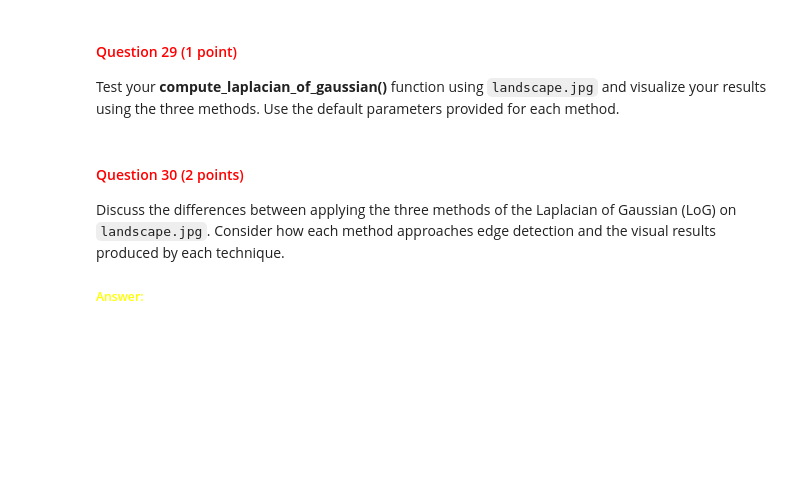
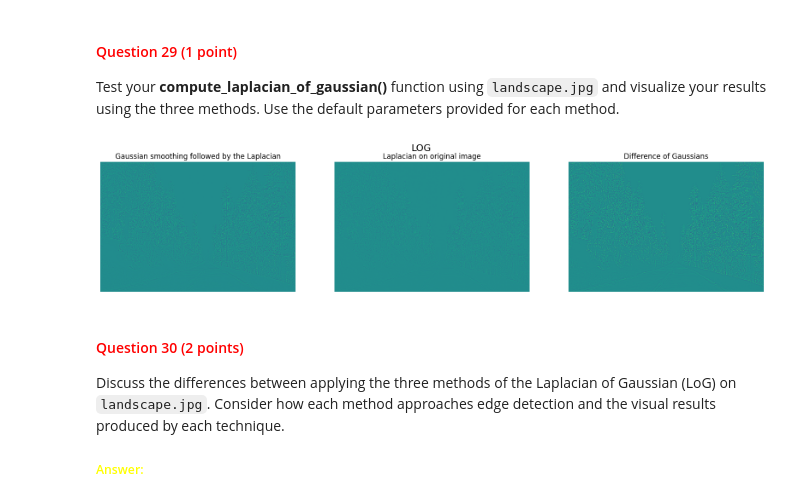
Before and after one commit to izzikampono/cv1-lab-2, a Jupyter notebook: cv1-lab-2.ipynb, the cells around one changed output. Drawn from its saved outputs; the diff is of its cells as text; code cells hidden in the pictures; blank space fills up the shorter version.

```diff
--- a/cv1-lab-2.ipynb
+++ b/cv1-lab-2.ipynb
@@ -947,23 +947,26 @@ def compute_laplacian_of_gaussian(image, method, kernel_size=5, sigma=0.5, sigma
 
     if method == 1:
         # Method 1: Gaussian smoothing followed by the Laplacian
-
-        # YOUR CODE HERE
+        gauss = gaussian_kernel_2D(sigma, sigma, kernel_size)
+        smooth_image = scipy.signal.convolve2d(image, gauss, mode='same', boundary='symm')
+        log_image = scipy.signal.convolve2d(smooth_image, laplacian_kernel, mode='same', boundary='symm')
 
     elif method == 2:
         # Method 2: Direct convolution with a LoG kernel
-
-        # YOUR CODE HERE
+        log_image = scipy.signal.convolve2d(image, laplacian_kernel, mode='same', boundary='symm')
 
     elif method == 3:
         # Method 3: Difference of Gaussians (DoG)
-
-        # YOUR CODE HERE
+        gauss_1 = gaussian_kernel_2D(sigma_1, sigma_1, kernel_size)
+        gauss_2 = gaussian_kernel_2D(sigma_2, sigma_2, kernel_size)
+        smooth_image = scipy.signal.convolve2d(image, gauss_1, mode='same', boundary='symm')
+        very_smooth_image = scipy.signal.convolve2d(image, gauss_2, mode='same', boundary='symm')
+        log_image = very_smooth_image - smooth_image
 
     else:
         raise ValueError("Invalid method. Choose 1, 2, or 3.")
 
-    return log_image
+    return normalize_image(log_image)
 # %% [markdown]
 <a id="question-29"></a>
 #### <font color='#FF0000'>Question 29 (1 point)</font>
@@ -974,3 +975,27 @@ Test your **compute_laplacian_of_gaussian()** function using `landscape.jpg` and
+# %%
+img = cv2.imread('./images/landscape.jpg', cv2.IMREAD_GRAYSCALE)
+met1 = compute_laplacian_of_gaussian(img, 1, kernel_size=5, sigma=0.5, sigma_1=0.5, sigma_2=1.0)
+met2 = compute_laplacian_of_gaussian(img, 2, kernel_size=5, sigma=0.5, sigma_1=0.5, sigma_2=1.0)
+met3 = compute_laplacian_of_gaussian(img, 3, kernel_size=5, sigma=0.5, sigma_1=0.5, sigma_2=1.0)
+
+fig, axs = plt.subplots(1, 3, figsize=(20, 4))
+fig.suptitle('LOG', fontsize=16)
+
+axs[0].imshow(met1)
+axs[0].set_title('Gaussian smoothing followed by the Laplacian')
+axs[0].axis('off')
+
+axs[1].imshow(met2)
+axs[1].set_title('Laplacian on original image')
+axs[1].axis('off')
+
+axs[2].imshow(met3)
+axs[2].set_title('Difference of Gaussians')
+axs[2].axis('off')
+
+plt.show()
+# %% [output]
+[figure, added]
 # %% [markdown]
 <a id="question-30"></a>
 #### <font color='#FF0000'>Question 30 (2 points)</font>
```
Also changed, not shown: parts of 2 cells of this notebook.
